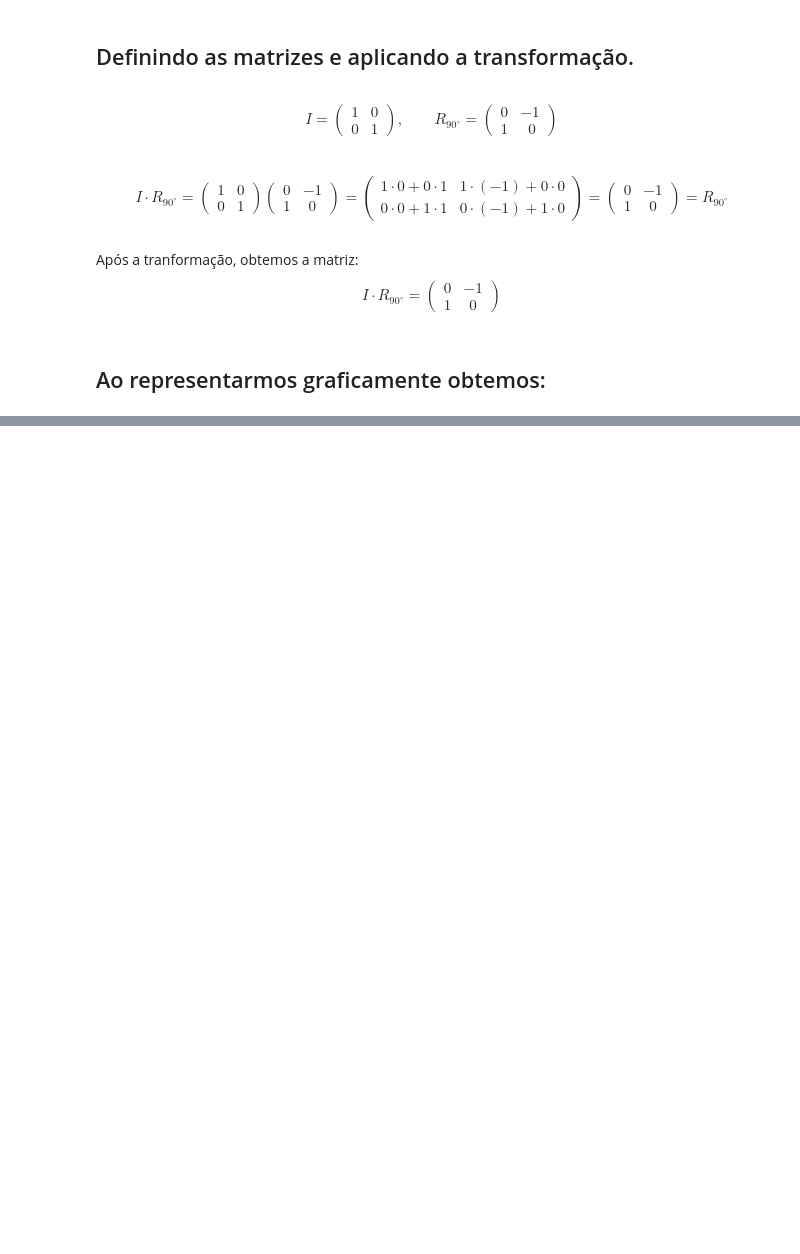
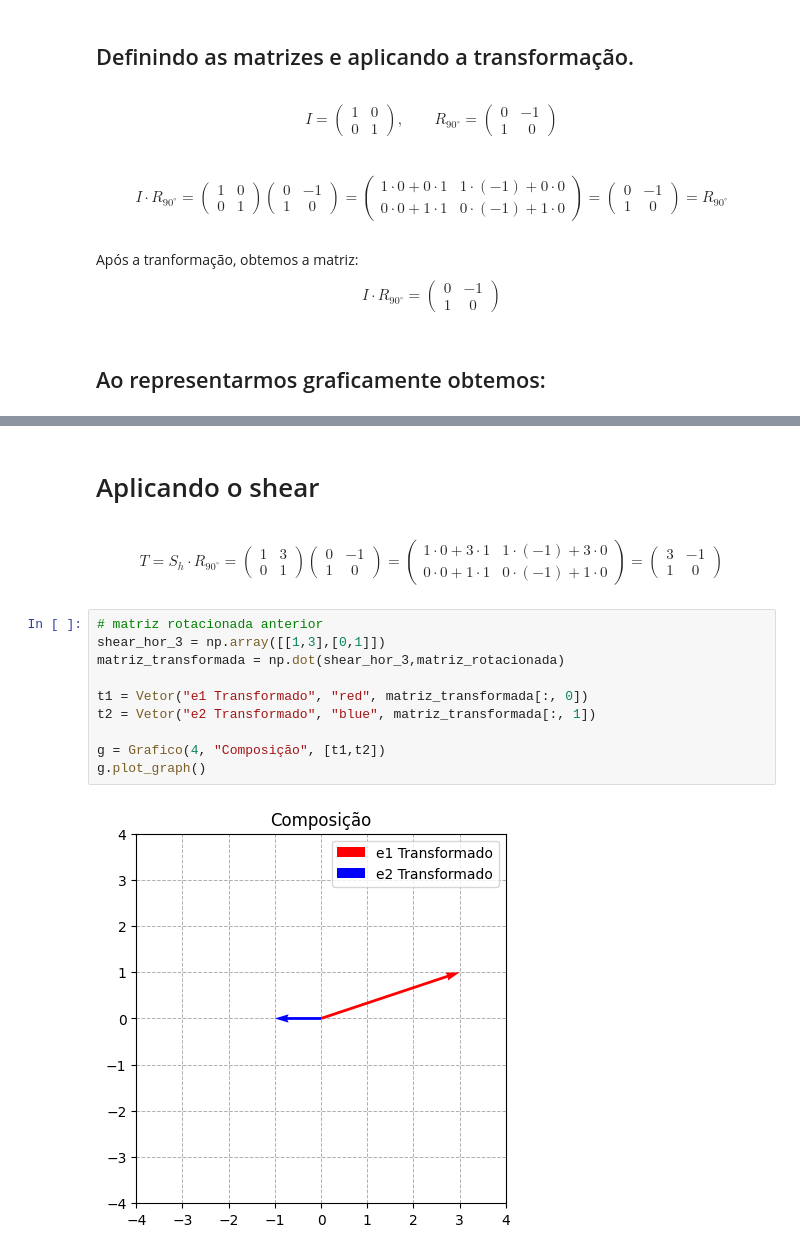
Before and after one commit to PedroMends30/matematica-computacional, a Jupyter notebook: Atividade_1_Mat_Comp.ipynb, the cells around one changed output, grey strips where cells are left out. Saved outputs shown, nothing was run; the diff lists cells and outputs as text; blank space fills up the shorter version.

```diff
--- a/Atividade_1_Mat_Comp.ipynb
+++ b/Atividade_1_Mat_Comp.ipynb
@@ -163,0 +166,36 @@ EigResult(eigenvalues=array([0.+1.j, 0.-1.j]), eigenvectors=array([[0.70710678+0
+# %% [markdown]
+# Aplicando o shear
+# %% [markdown]
+$$ T=
+S_h \cdot R_{90^\circ} =
+\begin{pmatrix}
+1 & 3\\[4pt]
+0 & 1
+\end{pmatrix}
+\begin{pmatrix}
+0 & -1\\[4pt]
+1 & 0
+\end{pmatrix}
+=
+\begin{pmatrix}
+1\cdot 0 + 3\cdot 1 & 1\cdot(-1) + 3\cdot 0\\[6pt]
+0\cdot 0 + 1\cdot 1 & 0\cdot(-1) + 1\cdot 0
+\end{pmatrix}
+=
+\begin{pmatrix}
+3 & -1\\[4pt]
+1 & 0
+\end{pmatrix}
+$$
+# %%
+# matriz rotacionada anterior
+shear_hor_3 = np.array([[1,3],[0,1]])
+matriz_transformada = np.dot(shear_hor_3,matriz_rotacionada)
+
+t1 = Vetor("e1 Transformado", "red", matriz_transformada[:, 0])
+t2 = Vetor("e2 Transformado", "blue", matriz_transformada[:, 1])
+
+g = Grafico(4, "Composição", [t1,t2])
+g.plot_graph()
+# %% [output]
+[figure, added]
```
Also changed, not shown: parts of 6 cells of this notebook.
